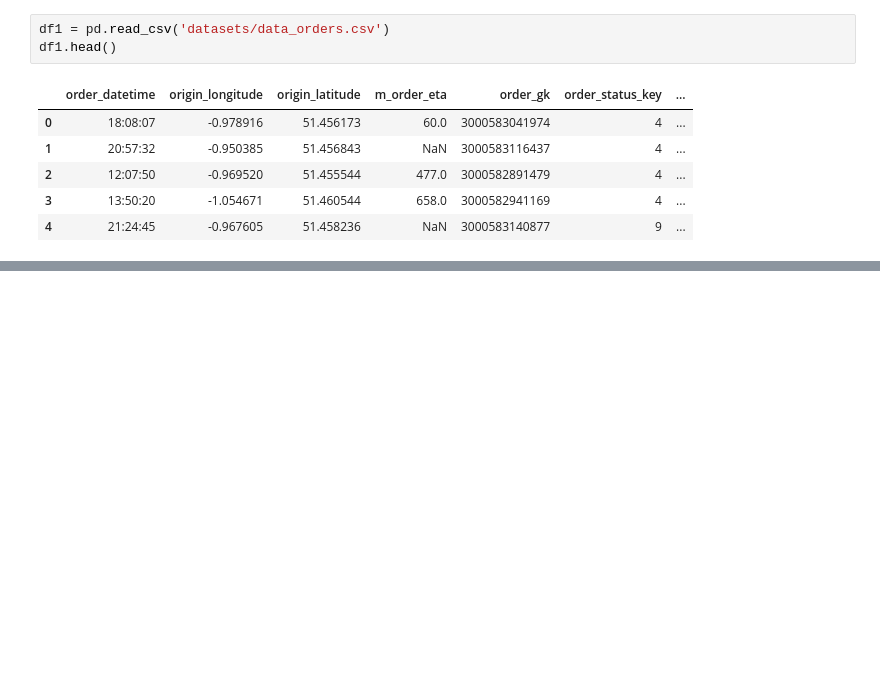
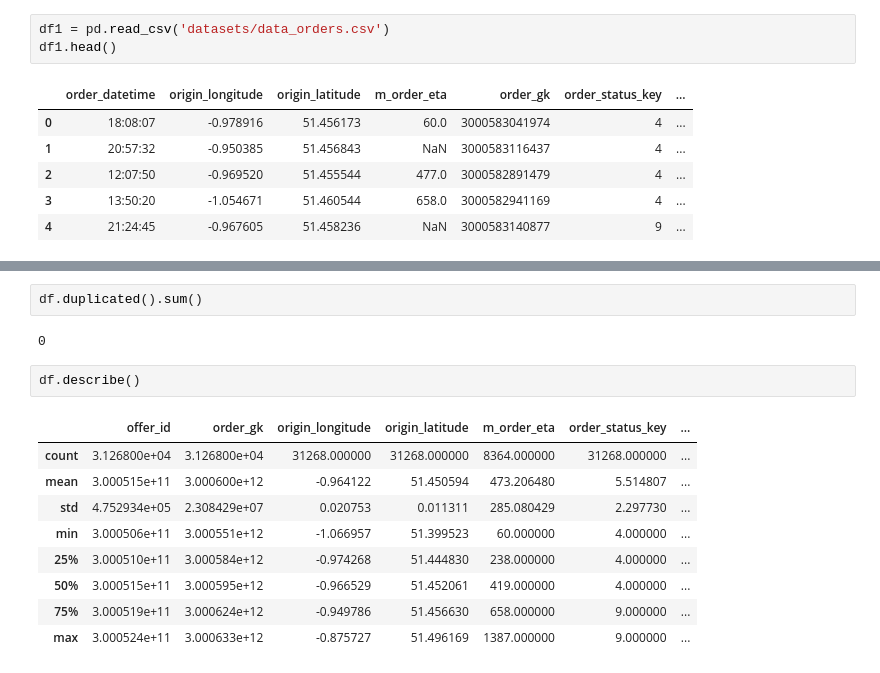
Before and after one commit to KdrDrn/07_PORTFOLIO, a Jupyter notebook: 02_DATA_ANALYZE_&_VISUALIZATION/EDA _Gett's Data Project - Insights From Failed Orders/Gett's Data Project - Insights From Failed Orders.ipynb, the cells around one changed output, grey strips where cells are left out. Drawn from its saved outputs; the diff is of its cells as text; blank space fills up the shorter version.

```diff
--- a/02_DATA_ANALYZE_&_VISUALIZATION/EDA _Gett's Data Project - Insights From Failed Orders/Gett's Data Project - Insights From Failed Orders.ipynb
+++ b/02_DATA_ANALYZE_&_VISUALIZATION/EDA _Gett's Data Project - Insights From Failed Orders/Gett's Data Project - Insights From Failed Orders.ipynb
@@ -65,0 +284,16 @@ df1.head()
+# %%
+df.duplicated().sum()
+# %% [output]
+0
+# %%
+df.describe()
+# %% [output]
+|  | offer_id | order_gk | origin_longitude | origin_latitude | m_order_eta | order_status_key | ... |
+| count | 3.126800e+04 | 3.126800e+04 | 31268.000000 | 31268.000000 | 8364.000000 | 31268.000000 | ... |
+| mean | 3.000515e+11 | 3.000600e+12 | -0.964122 | 51.450594 | 473.206480 | 5.514807 | ... |
+| std | 4.752934e+05 | 2.308429e+07 | 0.020753 | 0.011311 | 285.080429 | 2.297730 | ... |
+| min | 3.000506e+11 | 3.000551e+12 | -1.066957 | 51.399523 | 60.000000 | 4.000000 | ... |
+| 25% | 3.000510e+11 | 3.000584e+12 | -0.974268 | 51.444830 | 238.000000 | 4.000000 | ... |
+| 50% | 3.000515e+11 | 3.000595e+12 | -0.966529 | 51.452061 | 419.000000 | 4.000000 | ... |
+| 75% | 3.000519e+11 | 3.000624e+12 | -0.949786 | 51.456630 | 658.000000 | 9.000000 | ... |
+| max | 3.000524e+11 | 3.000633e+12 | -0.875727 | 51.496169 | 1387.000000 | 9.000000 | ... |
```
Also changed, not shown: parts of 34 cells of this notebook.
